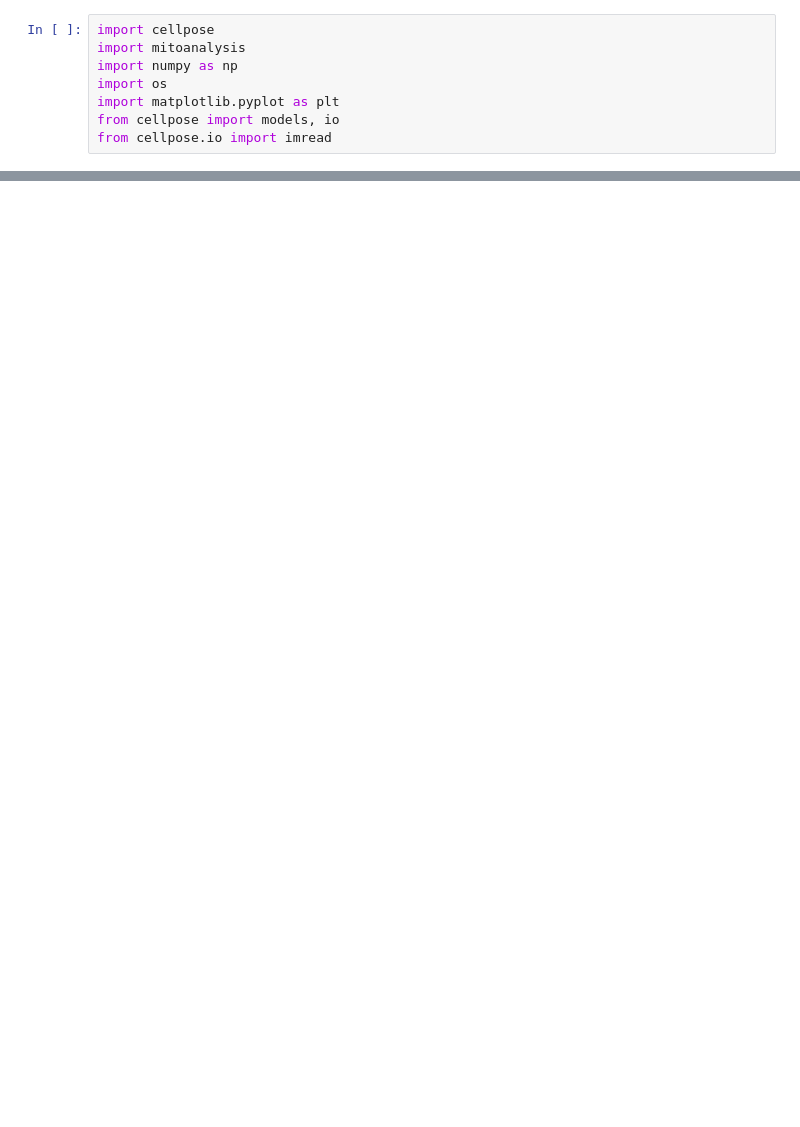
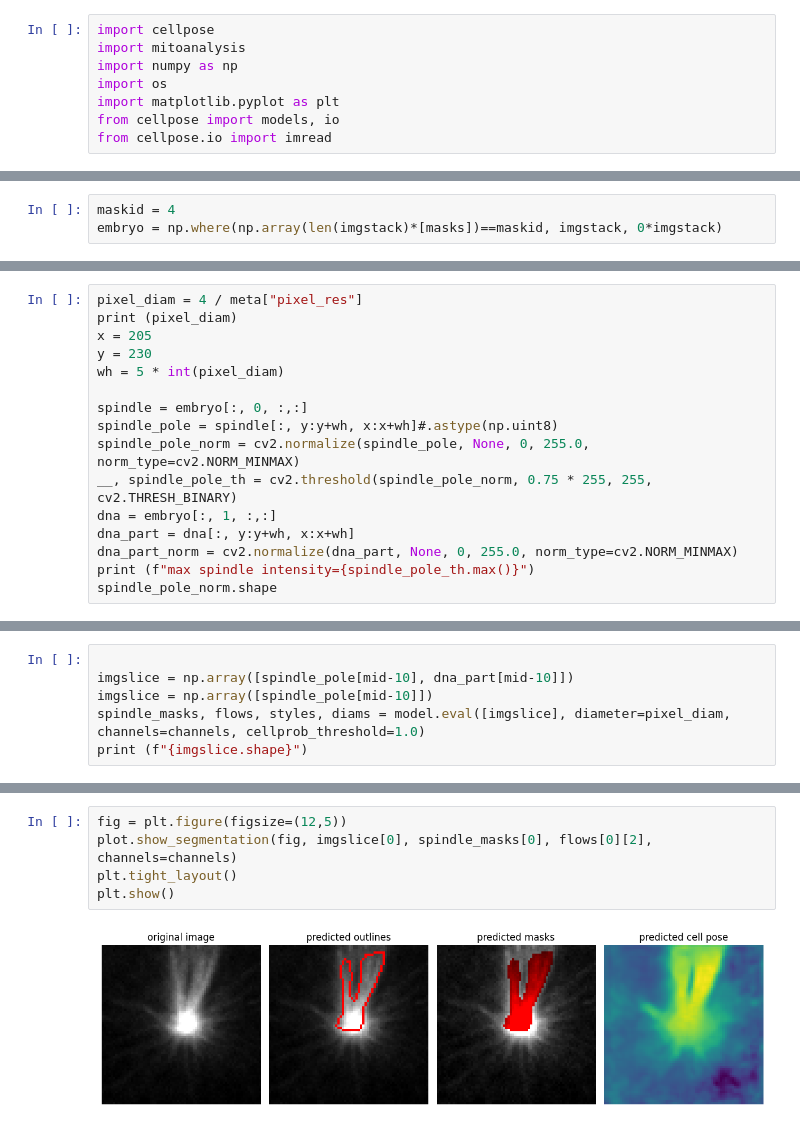
Before and after one commit to uvarc/mitosisanalyzer, a Jupyter notebook: notebooks/mitoanalyzer-cellpose.ipynb, the cells around one changed output, grey strips where cells are left out. Cells and saved outputs as stored; diff of their text form; blank space fills up the shorter version.

Commit message:
optimized cropping and spindle pole detection

```diff
--- a/notebooks/mitoanalyzer-cellpose.ipynb
+++ b/notebooks/mitoanalyzer-cellpose.ipynb
@@ -70,0 +71,3 @@ plt.show()
+# %%
+maskid = 4
+embryo = np.where(np.array(len(imgstack)*[masks])==maskid, imgstack, 0*imgstack)
@@ -70,0 +78,16 @@ plt.show()
+# %%
+pixel_diam = 4 / meta["pixel_res"]
+print (pixel_diam)
+x = 205
+y = 230
+wh = 5 * int(pixel_diam)
+
+spindle = embryo[:, 0, :,:]
+spindle_pole = spindle[:, y:y+wh, x:x+wh]#.astype(np.uint8)
+spindle_pole_norm = cv2.normalize(spindle_pole, None, 0, 255.0, norm_type=cv2.NORM_MINMAX)
+__, spindle_pole_th = cv2.threshold(spindle_pole_norm, 0.75 * 255, 255, cv2.THRESH_BINARY)
+dna = embryo[:, 1, :,:]
+dna_part = dna[:, y:y+wh, x:x+wh]
+dna_part_norm = cv2.normalize(dna_part, None, 0, 255.0, norm_type=cv2.NORM_MINMAX)
+print (f"max spindle intensity={spindle_pole_th.max()}")
+spindle_pole_norm.shape
@@ -70,0 +98,6 @@ plt.show()
+# %%
+
+imgslice = np.array([spindle_pole[mid-10], dna_part[mid-10]])
+imgslice = np.array([spindle_pole[mid-10]])
+spindle_masks, flows, styles, diams = model.eval([imgslice], diameter=pixel_diam, channels=channels, cellprob_threshold=1.0)
+print (f"{imgslice.shape}")
@@ -70,0 +109,7 @@ plt.show()
+# %%
+fig = plt.figure(figsize=(12,5))
+plot.show_segmentation(fig, imgslice[0], spindle_masks[0], flows[0][2], channels=channels)
+plt.tight_layout()
+plt.show()
+# %% [output]
+[figure, added]
```
Also changed, not shown: parts of 8 cells of this notebook, 3 other files.
